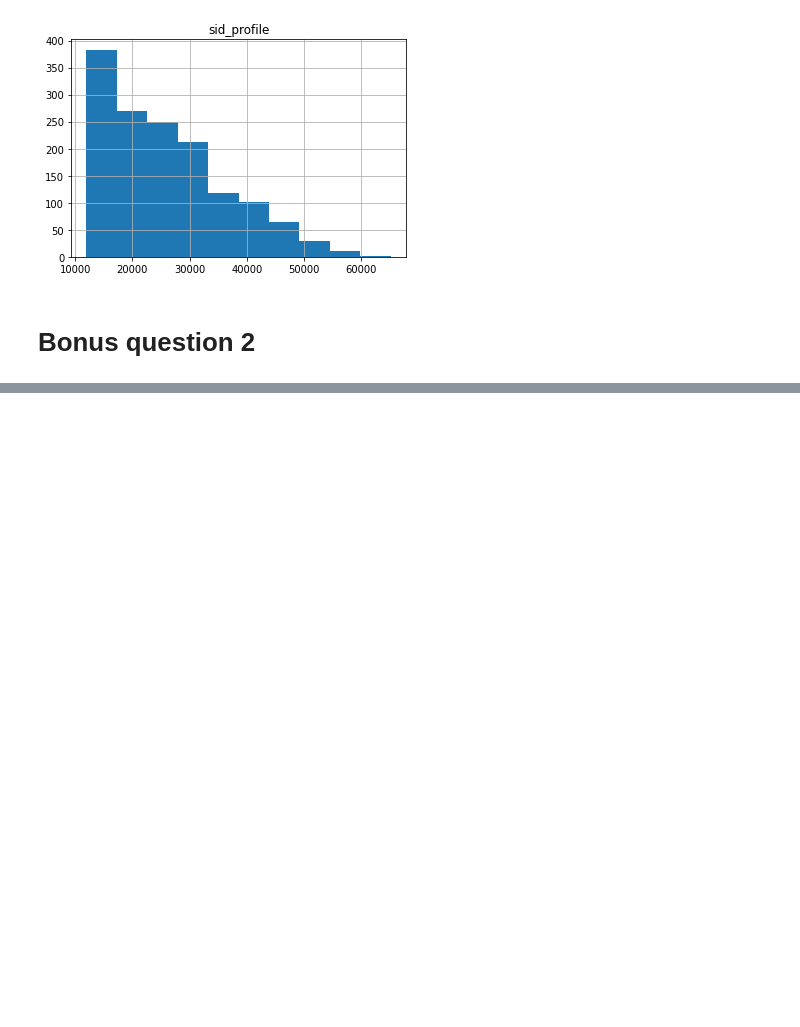
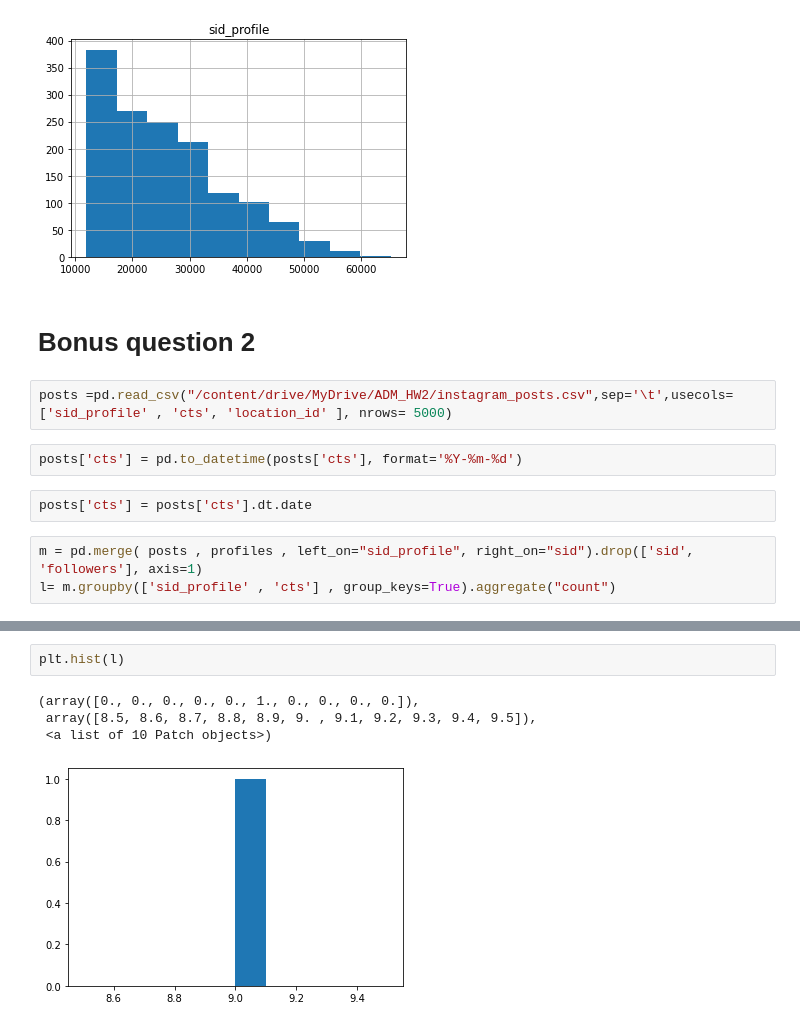
Before and after one commit to PaoloBarba/ADM_HW2, a Jupyter notebook: main.ipynb, the cells around one changed output, grey strips where cells are left out. Cells and saved outputs as stored; diff of their text form; blank space fills up the shorter version.

```diff
--- a/main.ipynb
+++ b/main.ipynb
@@ -861,3 +861,12 @@ array([[<matplotlib.axes._subplots.AxesSubplot object at 0x...>]],
 [figure]
 # %% [markdown]
 # Bonus question 2
+# %%
+posts =pd.read_csv("/content/drive/MyDrive/ADM_HW2/instagram_posts.csv",sep='\t',usecols=['sid_profile' , 'cts', 'location_id' ], nrows= 5000)
+# %%
+posts['cts'] = pd.to_datetime(posts['cts'], format='%Y-%m-%d')
+# %%
+posts['cts'] = posts['cts'].dt.date
+# %%
+m = pd.merge( posts , profiles , left_on="sid_profile", right_on="sid").drop(['sid', 'followers'], axis=1)
+l= m.groupby(['sid_profile' , 'cts'] , group_keys=True).aggregate("count")
@@ -863,0 +890,7 @@ array([[<matplotlib.axes._subplots.AxesSubplot object at 0x...>]],
+# %%
+plt.hist(l)
+# %% [output]
+(array([0., 0., 0., 0., 0., 1., 0., 0., 0., 0.]),
+ array([8.5, 8.6, 8.7, 8.8, 8.9, 9. , 9.1, 9.2, 9.3, 9.4, 9.5]),
+ <a list of 10 Patch objects>)
+[figure, added]
```
Also changed, not shown: parts of 1 cell of this notebook.
